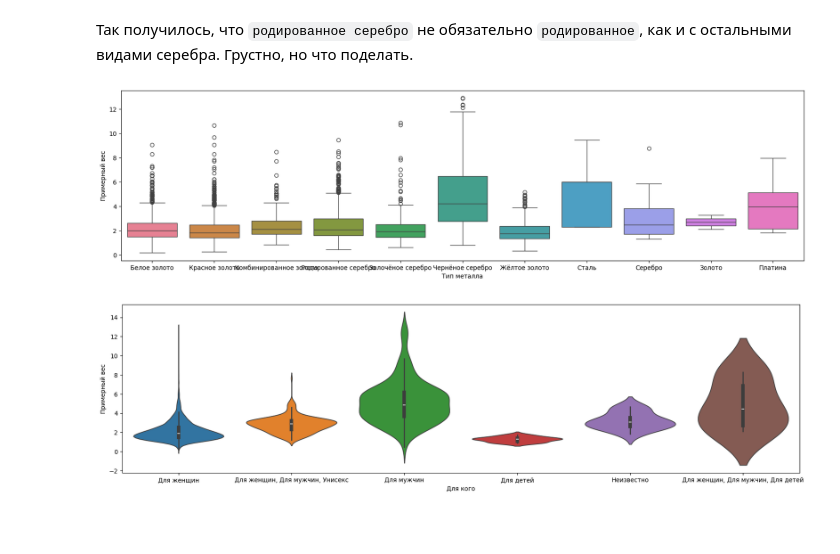
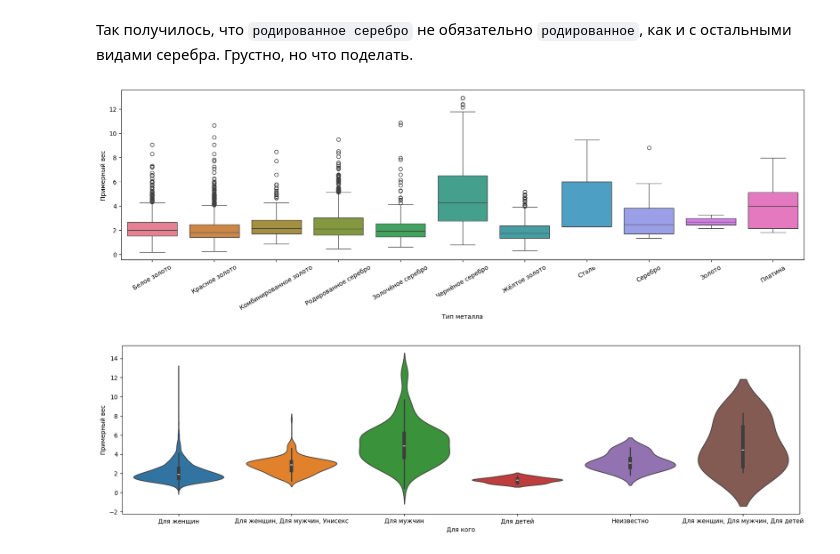
Before and after one commit to tisheedesh/Project, a Jupyter notebook: EDA.ipynb, the cells around one changed output. Cells and saved outputs as stored; diff of their text form; code cells hidden in the pictures; blank space fills up the shorter version.

```diff
--- a/EDA.ipynb
+++ b/EDA.ipynb
@@ -394,9 +394,10 @@ Name: count, dtype: int64
 # %%
 fig, ax = plt.subplots(figsize = (20, 5))
 sns.boxplot(df, x='Тип металла', y='Примерный вес', hue='Тип металла')
+plt.xticks(rotation=30)
 plt.show()
 # %% [output]
-[figure, old version]
+[figure, new version]
 # %%
 fig, ax = plt.subplots(figsize = (20, 5))
 sns.violinplot(df, x='Для кого', y='Примерный вес', hue='Для кого')
```
Also changed, not shown: parts of 3 cells of this notebook.
